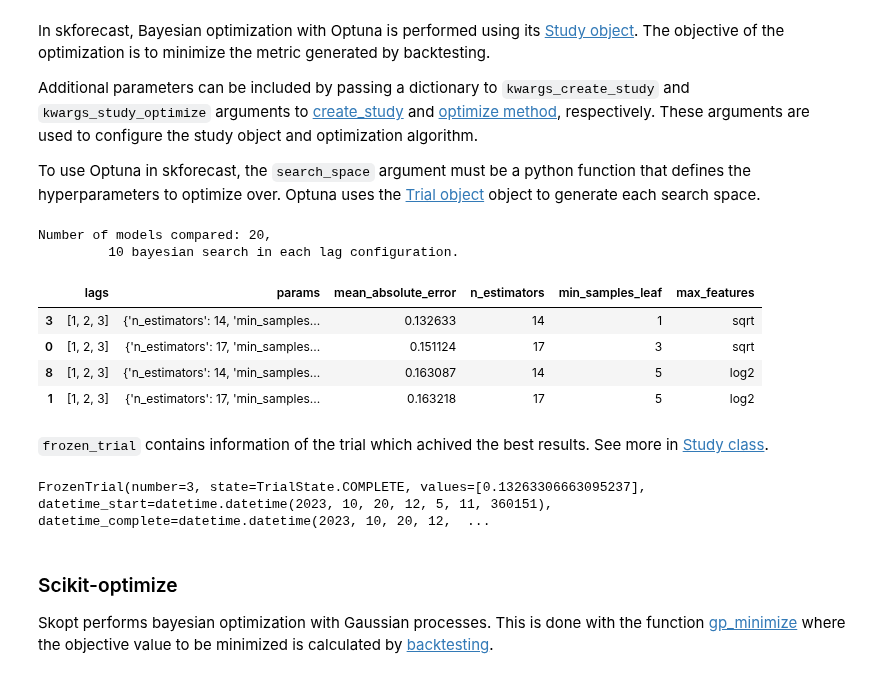
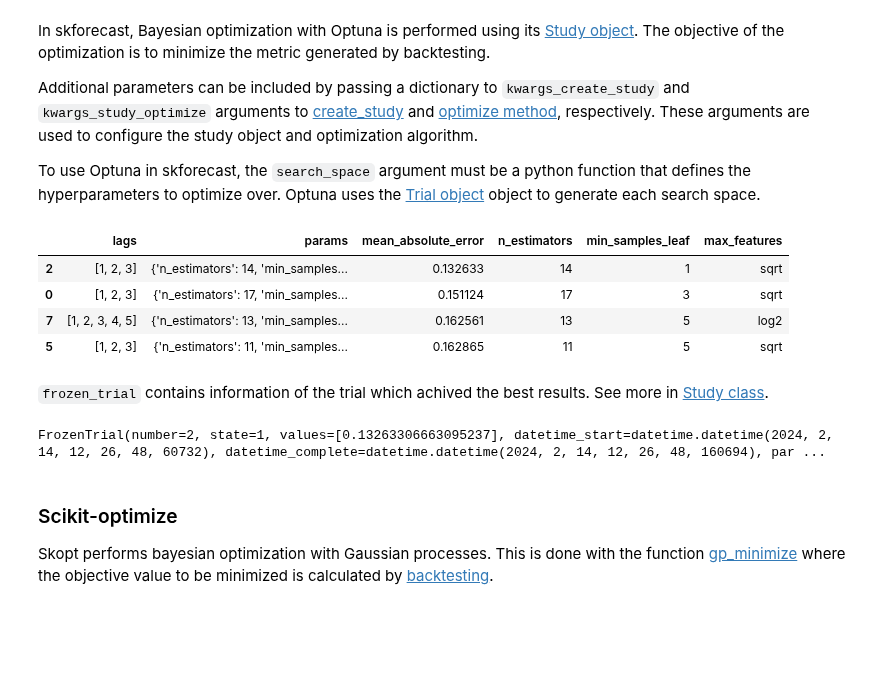
Before and after one commit to JoaquinAmatRodrigo/skforecast, a Jupyter notebook: docs/user_guides/hyperparameter-tuning-and-lags-selection.ipynb, the cells around one changed output. Cells and saved outputs as stored; diff of their text form; code cells hidden in the pictures; blank space fills up the shorter version.

```diff
--- a/docs/user_guides/hyperparameter-tuning-and-lags-selection.ipynb
+++ b/docs/user_guides/hyperparameter-tuning-and-lags-selection.ipynb
@@ -274,48 +282,43 @@ forecaster = ForecasterAutoreg(
                  lags      = 10 # Placeholder, the value will be overwritten
              )
 
-# Lags used as predictors
-lags_grid = [3, 5]
-
-# Regressor hyperparameters search space
+# Search space
 def search_space(trial):
     search_space  = {
         'n_estimators'     : trial.suggest_int('n_estimators', 10, 20),
         'min_samples_leaf' : trial.suggest_int('min_samples_leaf', 1., 10),
-        'max_features'     : trial.suggest_categorical('max_features', ['log2', 'sqrt'])
+        'max_features'     : trial.suggest_categorical('max_features', ['log2', 'sqrt']),
+        'lags'             : trial.suggest_categorical('lags', [3, 5])
     }
     return search_space
 
 results, frozen_trial = bayesian_search_forecaster(
                             forecaster            = forecaster,
                             y                     = data.loc[:end_val, 'y'],
-                            lags_grid             = lags_grid,
                             search_space          = search_space,
                             steps                 = 12,
                             metric                = 'mean_absolute_error',
                             refit                 = False,
                             initial_train_size    = len(data.loc[:end_train]),
                             fixed_train_size      = True,
                             n_trials              = 10,
                             random_state          = 123,
                             return_best           = False,
                             n_jobs                = 'auto',
                             verbose               = False,
                             show_progress         = True,
                             engine                = 'optuna',
                             kwargs_create_study   = {},
                             kwargs_study_optimize = {}
                         )
 
 results.head(4)
 # %% [output]
-Number of models compared: 20,
-         10 bayesian search in each lag configuration.
 |  | lags | params | mean_absolute_error | n_estimators | min_samples_leaf | max_features |
-| 3 | [1, 2, 3] | {'n_estimators': 14, 'min_samples... | 0.132633 | 14 | 1 | sqrt |
+| 2 | [1, 2, 3] | {'n_estimators': 14, 'min_samples... | 0.132633 | 14 | 1 | sqrt |
 | 0 | [1, 2, 3] | {'n_estimators': 17, 'min_samples... | 0.151124 | 17 | 3 | sqrt |
-| 8 | [1, 2, 3] | {'n_estimators': 14, 'min_samples... | 0.163087 | 14 | 5 | log2 |
-| 1 | [1, 2, 3] | {'n_estimators': 17, 'min_samples... | 0.163218 | 17 | 5 | log2 |
+| 7 | [1, 2, 3, 4, 5] | {'n_estimators': 13, 'min_samples... | 0.162561 | 13 | 5 | log2 |
+| 5 | [1, 2, 3] | {'n_estimators': 11, 'min_samples... | 0.162865 | 11 | 5 | sqrt |
 # %% [markdown]
 `frozen_trial` contains information of the trial which achived the best results. See more in [Study class](https://optuna.readthedocs.io/en/stable/reference/generated/optuna.study.Study.html#optuna.study.Study).
 # %%
@@ -323,7 +326,7 @@ Number of models compared: 20,
 # ==============================================================================
 frozen_trial
 # %% [output]
-FrozenTrial(number=3, state=TrialState.COMPLETE, values=[0.13263306663095237], datetime_start=datetime.datetime(2023, 10, 20, 12, 5, 11, 360151), datetime_complete=datetime.datetime(2023, 10, 20, 12,  ...
+FrozenTrial(number=2, state=1, values=[0.13263306663095237], datetime_start=datetime.datetime(2024, 2, 14, 12, 26, 48, 60732), datetime_complete=datetime.datetime(2024, 2, 14, 12, 26, 48, 160694), par ...
 # %% [markdown]
 ### Scikit-optimize
 
```
Also changed, not shown: parts of 8 cells of this notebook.
